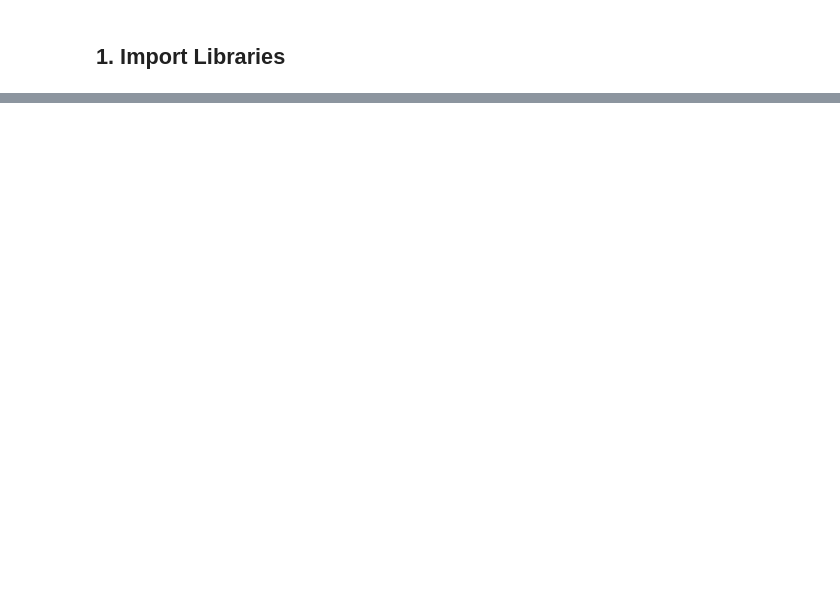
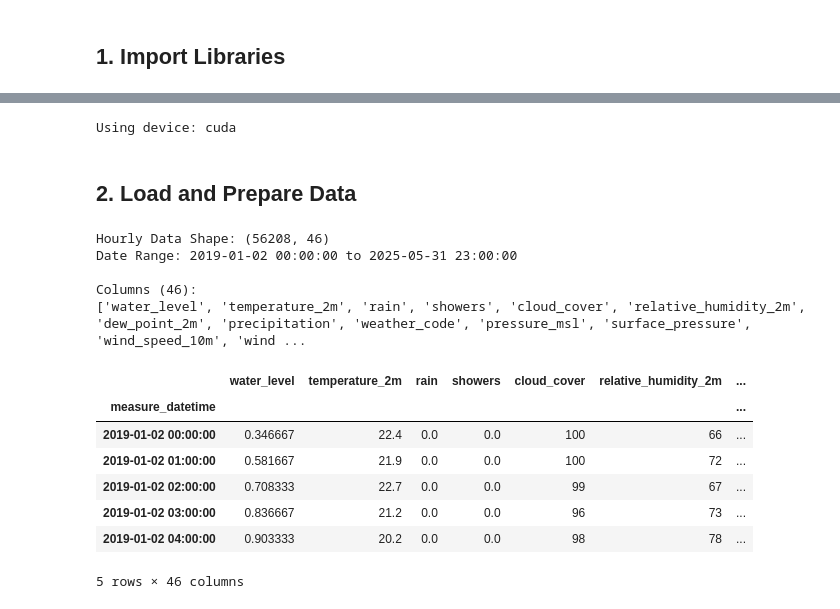
Before and after one commit to dniamsaard4codework/CPDSAI_Project, a Jupyter notebook: modelling.ipynb, the cells around one changed output, grey strips where cells are left out. Cells and saved outputs as stored; diff of their text form; code cells hidden in the pictures; blank space fills up the shorter version.

```diff
--- a/modelling.ipynb
+++ b/modelling.ipynb
@@ -1818,0 +24,64 @@ print("  ✓ Early stopping and learning rate scheduling")
+# %%
+import numpy as np
+import pandas as pd
+import matplotlib.pyplot as plt
+import seaborn as sns
+from sklearn.preprocessing import StandardScaler, MinMaxScaler
+from sklearn.model_selection import train_test_split
+from sklearn.linear_model import LinearRegression, Ridge, RidgeCV
+from sklearn.metrics import mean_squared_error, mean_absolute_error, r2_score
+import xgboost as xgb
+import lightgbm as lgb
+
+import torch
+import torch.nn as nn
+import torch.optim as optim
+from torch.utils.data import Dataset, DataLoader
+
+import warnings
+warnings.filterwarnings('ignore')
+
+# Set random seeds for reproducibility
+np.random.seed(42)
+torch.manual_seed(42)
+if torch.cuda.is_available():
+    torch.cuda.manual_seed(42)
+
+# Check device
+device = torch.device('cuda' if torch.cuda.is_available() else 'cpu')
+print(f"Using device: {device}")
+
+# Set plotting style
+sns.set_style('whitegrid')
+plt.rcParams['figure.figsize'] = (12, 6)
+# %% [output]
+Using device: cuda
+# %% [markdown]
+## 2. Load and Prepare Data
+# %%
+# Load hourly data with engineered features
+df_hourly = pd.read_csv('full_merged_featured.csv')
+df_hourly['measure_datetime'] = pd.to_datetime(df_hourly['measure_datetime'])
+df_hourly.set_index('measure_datetime', inplace=True)
+
+print(f"Hourly Data Shape: {df_hourly.shape}")
+print(f"Date Range: {df_hourly.index.min()} to {df_hourly.index.max()}")
+print(f"\nColumns ({len(df_hourly.columns)}):")
+print(df_hourly.columns.tolist())
+
+# Display first few rows
+df_hourly.head()
+# %% [output]
+Hourly Data Shape: (56208, 46)
+Date Range: 2019-01-02 00:00:00 to 2025-05-31 23:00:00
+
+Columns (46):
+['water_level', 'temperature_2m', 'rain', 'showers', 'cloud_cover', 'relative_humidity_2m', 'dew_point_2m', 'precipitation', 'weather_code', 'pressure_msl', 'surface_pressure', 'wind_speed_10m', 'wind ...
+|  | water_level | temperature_2m | rain | showers | cloud_cover | relative_humidity_2m | ... |
+| measure_datetime |  |  |  |  |  |  | ... |
+| 2019-01-02 00:00:00 | 0.346667 | 22.4 | 0.0 | 0.0 | 100 | 66 | ... |
+| 2019-01-02 01:00:00 | 0.581667 | 21.9 | 0.0 | 0.0 | 100 | 72 | ... |
+| 2019-01-02 02:00:00 | 0.708333 | 22.7 | 0.0 | 0.0 | 99 | 67 | ... |
+| 2019-01-02 03:00:00 | 0.836667 | 21.2 | 0.0 | 0.0 | 96 | 73 | ... |
+| 2019-01-02 04:00:00 | 0.903333 | 20.2 | 0.0 | 0.0 | 98 | 78 | ... |
+5 rows × 46 columns
```
Also changed, not shown: parts of 76 cells of this notebook, 6 other files.
